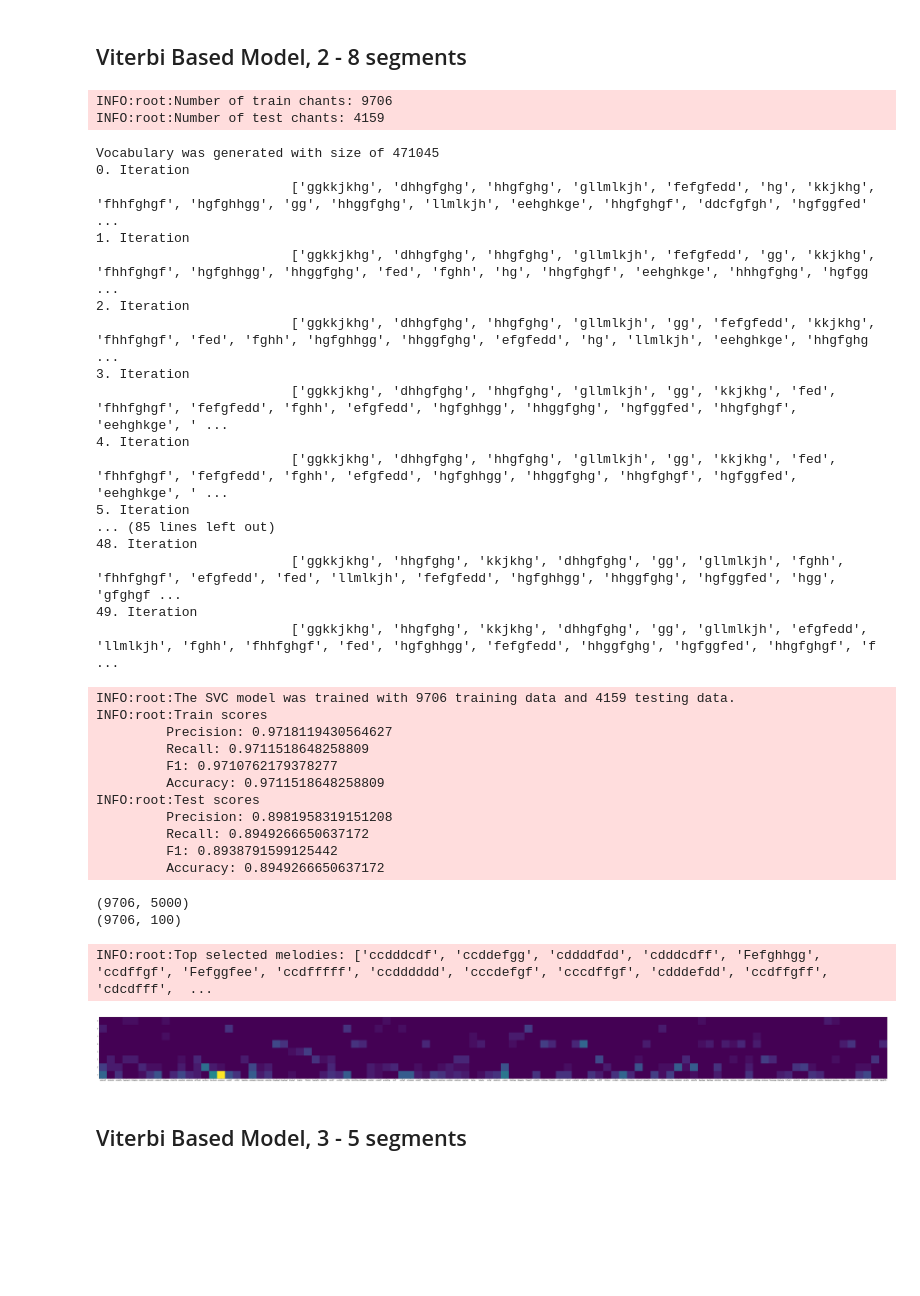
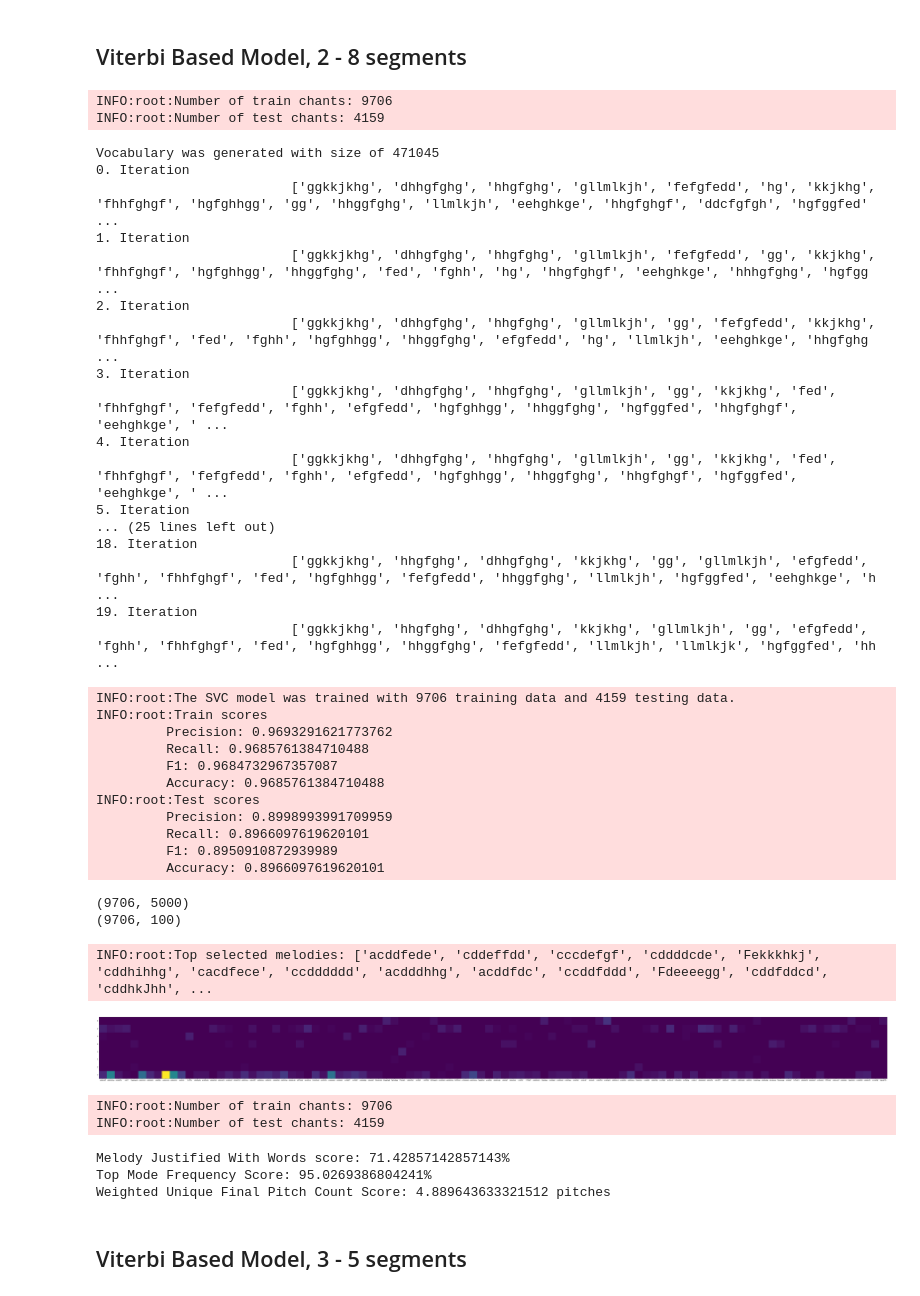
Before and after one commit to lanzv/Master-Thesis, a Jupyter notebook: models/experiments.ipynb, the cells around one changed output. Drawn from its saved outputs; the diff is of its cells as text; code cells hidden in the pictures; blank space fills up the shorter version.

```diff
--- a/models/experiments.ipynb
+++ b/models/experiments.ipynb
@@ -121,6 +121,9 @@ INFO:root:Top selected melodies: ['Jhghgf', 'Ededcd', 'Ffghhg', 'cddcac', 'acddd
 from src.utils.loader import prepare_dataset
 from src.models.viterbi_based_model import ViterbiBasedModel
 from src.eval.bacor_score import bacor_score
+from src.eval.mjww_score import mjww_score
+from src.eval.tmf_score import tmf_score
+from src.eval.wufpc_score import wufpc_score
 
 # Get Data
 X, y = prepare_dataset()
@@ -134,6 +137,12 @@ X_test, y_test = final_segmentation[9706:], y[9706:]
 scores, important_melodies, melody_mode_frequencies, trained_model = bacor_score(
     X_train, y_train, X_test, y_test, max_features = 100
   )
+mjww_score = mjww_score(final_segmentation)
+print("Melody Justified With Words score: {}%".format(mjww_score*100))
+tmf_score = tmf_score(final_segmentation, y)
+print("Top Mode Frequency Score: {}%".format(tmf_score*100))
+wufpc_score = wufpc_score(final_segmentation)
+print("Weighted Unique Final Pitch Count Score: {} pitches".format(wufpc_score))
 # %% [output]
 INFO:root:Number of train chants: 9706
 INFO:root:Number of test chants: 4159
@@ -175,54 +189,68 @@ INFO:root:Top selected melodies: ['Gghghk', 'cDddf', 'Cdfedc', 'ccacDd', 'Gggkkj
 from src.utils.loader import prepare_dataset
 from src.models.viterbi_based_model import ViterbiBasedModel
 from src.eval.bacor_score import bacor_score
+from src.eval.mjww_score import mjww_score
+from src.eval.tmf_score import tmf_score
+from src.eval.wufpc_score import wufpc_score
 
 # Get Data
 X, y = prepare_dataset()
 # Init model
 model = ViterbiBasedModel(min_size=2, max_size=8)
 # Train and Fit model
-final_segmentation = model.predict_segments(X, iterations=50)
+final_segmentation = model.predict_segments(X, iterations=20)
 # Evaluate model
 X_train, y_train = final_segmentation[:9706], y[:9706]
 X_test, y_test = final_segmentation[9706:], y[9706:]
 scores, important_melodies, melody_mode_frequencies, trained_model = bacor_score(
     X_train, y_train, X_test, y_test, max_features = 100
   )
+mjww_score = mjww_score(final_segmentation)
+print("Melody Justified With Words score: {}%".format(mjww_score*100))
+tmf_score = tmf_score(final_segmentation, y)
+print("Top Mode Frequency Score: {}%".format(tmf_score*100))
+wufpc_score = wufpc_score(final_segmentation)
+print("Weighted Unique Final Pitch Count Score: {} pitches".format(wufpc_score))
 # %% [output]
 INFO:root:Number of train chants: 9706
 INFO:root:Number of test chants: 4159
 Vocabulary was generated with size of 471045
 0. Iteration
                          ['ggkkjkhg', 'dhhgfghg', 'hhgfghg', 'gllmlkjh', 'fefgfedd', 'hg', 'kkjkhg', 'fhhfghgf', 'hgfghhgg', 'gg', 'hhggfghg', 'llmlkjh', 'eehghkge', 'hhgfghgf', 'ddcfgfgh', 'hgfggfed' ...
 1. Iteration
                          ['ggkkjkhg', 'dhhgfghg', 'hhgfghg', 'gllmlkjh', 'fefgfedd', 'gg', 'kkjkhg', 'fhhfghgf', 'hgfghhgg', 'hhggfghg', 'fed', 'fghh', 'hg', 'hhgfghgf', 'eehghkge', 'hhhgfghg', 'hgfgg ...
 2. Iteration
                          ['ggkkjkhg', 'dhhgfghg', 'hhgfghg', 'gllmlkjh', 'gg', 'fefgfedd', 'kkjkhg', 'fhhfghgf', 'fed', 'fghh', 'hgfghhgg', 'hhggfghg', 'efgfedd', 'hg', 'llmlkjh', 'eehghkge', 'hhgfghg ...
 3. Iteration
                          ['ggkkjkhg', 'dhhgfghg', 'hhgfghg', 'gllmlkjh', 'gg', 'kkjkhg', 'fed', 'fhhfghgf', 'fefgfedd', 'fghh', 'efgfedd', 'hgfghhgg', 'hhggfghg', 'hgfggfed', 'hhgfghgf', 'eehghkge', ' ...
 4. Iteration
                          ['ggkkjkhg', 'dhhgfghg', 'hhgfghg', 'gllmlkjh', 'gg', 'kkjkhg', 'fed', 'fhhfghgf', 'fefgfedd', 'fghh', 'efgfedd', 'hgfghhgg', 'hhggfghg', 'hhgfghgf', 'hgfggfed', 'eehghkge', ' ...
 5. Iteration
-... (85 lines left out)
-48. Iteration
-                         ['ggkkjkhg', 'hhgfghg', 'kkjkhg', 'dhhgfghg', 'gg', 'gllmlkjh', 'fghh', 'fhhfghgf', 'efgfedd', 'fed', 'llmlkjh', 'fefgfedd', 'hgfghhgg', 'hhggfghg', 'hgfggfed', 'hgg', 'gfghgf ...
-49. Iteration
-                         ['ggkkjkhg', 'hhgfghg', 'kkjkhg', 'dhhgfghg', 'gg', 'gllmlkjh', 'efgfedd', 'llmlkjh', 'fghh', 'fhhfghgf', 'fed', 'hgfghhgg', 'fefgfedd', 'hhggfghg', 'hgfggfed', 'hhgfghgf', 'f ...
+... (25 lines left out)
+18. Iteration
+                         ['ggkkjkhg', 'hhgfghg', 'dhhgfghg', 'kkjkhg', 'gg', 'gllmlkjh', 'efgfedd', 'fghh', 'fhhfghgf', 'fed', 'hgfghhgg', 'fefgfedd', 'hhggfghg', 'llmlkjh', 'hgfggfed', 'eehghkge', 'h ...
+19. Iteration
+                         ['ggkkjkhg', 'hhgfghg', 'dhhgfghg', 'kkjkhg', 'gllmlkjh', 'gg', 'efgfedd', 'fghh', 'fhhfghgf', 'fed', 'hgfghhgg', 'hhggfghg', 'fefgfedd', 'llmlkjh', 'llmlkjk', 'hgfggfed', 'hh ...
 INFO:root:The SVC model was trained with 9706 training data and 4159 testing data.
 INFO:root:Train scores
-         Precision: 0.9718119430564627
-         Recall: 0.9711518648258809
-         F1: 0.9710762179378277
-         Accuracy: 0.9711518648258809
+         Precision: 0.9693291621773762
+         Recall: 0.9685761384710488
+         F1: 0.9684732967357087
+         Accuracy: 0.9685761384710488
 INFO:root:Test scores
-         Precision: 0.8981958319151208
-         Recall: 0.8949266650637172
-         F1: 0.8938791599125442
-         Accuracy: 0.8949266650637172
+         Precision: 0.8998993991709959
+         Recall: 0.8966097619620101
+         F1: 0.8950910872939989
+         Accuracy: 0.8966097619620101
 (9706, 5000)
 (9706, 100)
-INFO:root:Top selected melodies: ['ccdddcdf', 'ccddefgg', 'cddddfdd', 'cdddcdff', 'Fefghhgg', 'ccdffgf', 'Fefggfee', 'ccdfffff', 'ccdddddd', 'cccdefgf', 'cccdffgf', 'cdddefdd', 'ccdffgff', 'cdcdfff',  ...
+INFO:root:Top selected melodies: ['acddfede', 'cddeffdd', 'cccdefgf', 'cddddcde', 'Fekkkhkj', 'cddhihhg', 'cacdfece', 'ccdddddd', 'acdddhhg', 'acddfdc', 'ccddfddd', 'Fdeeeegg', 'cddfddcd', 'cddhkJhh', ...
-[figure, old version]
+[figure, new version]
+INFO:root:Number of train chants: 9706
+INFO:root:Number of test chants: 4159
+Melody Justified With Words score: 71.42857142857143%
+Top Mode Frequency Score: 95.0269386804241%
+Weighted Unique Final Pitch Count Score: 4.889643633321512 pitches
 # %% [markdown]
 ## Viterbi Based Model, 3 - 5 segments
 # %%
```
Also changed, not shown: parts of 5 cells of this notebook.
